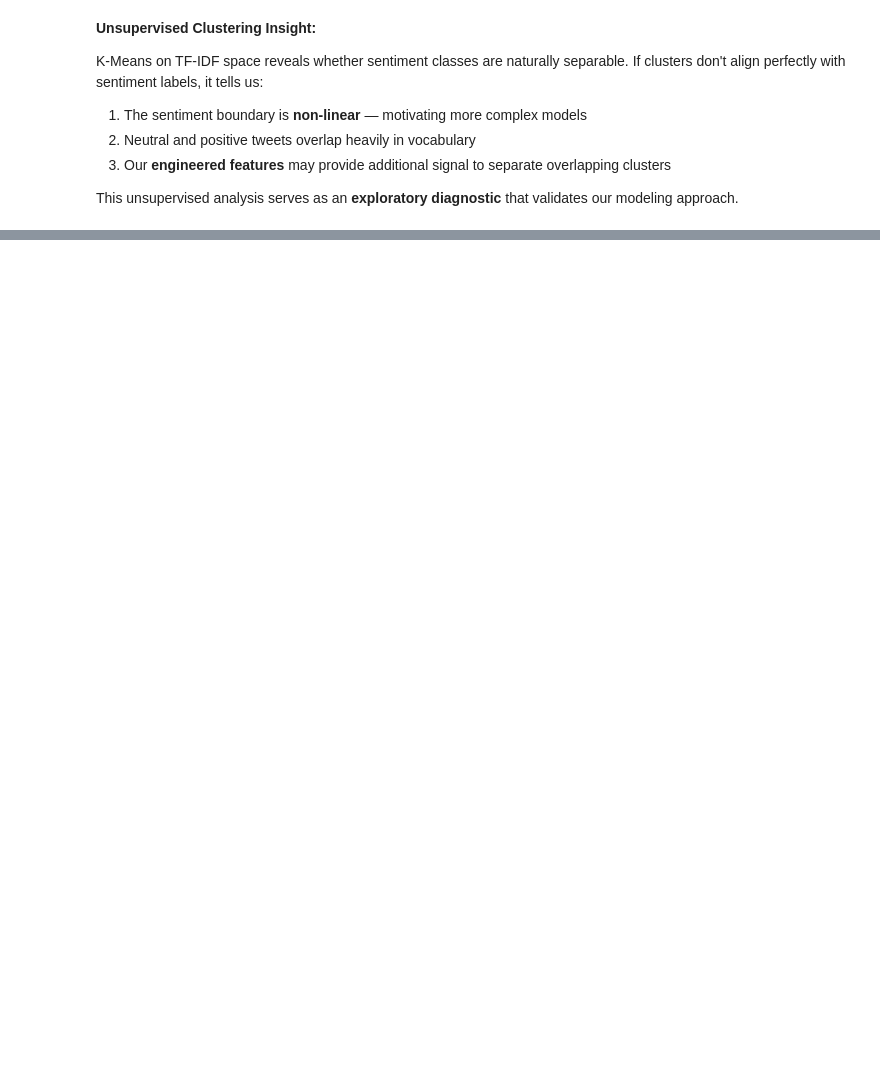
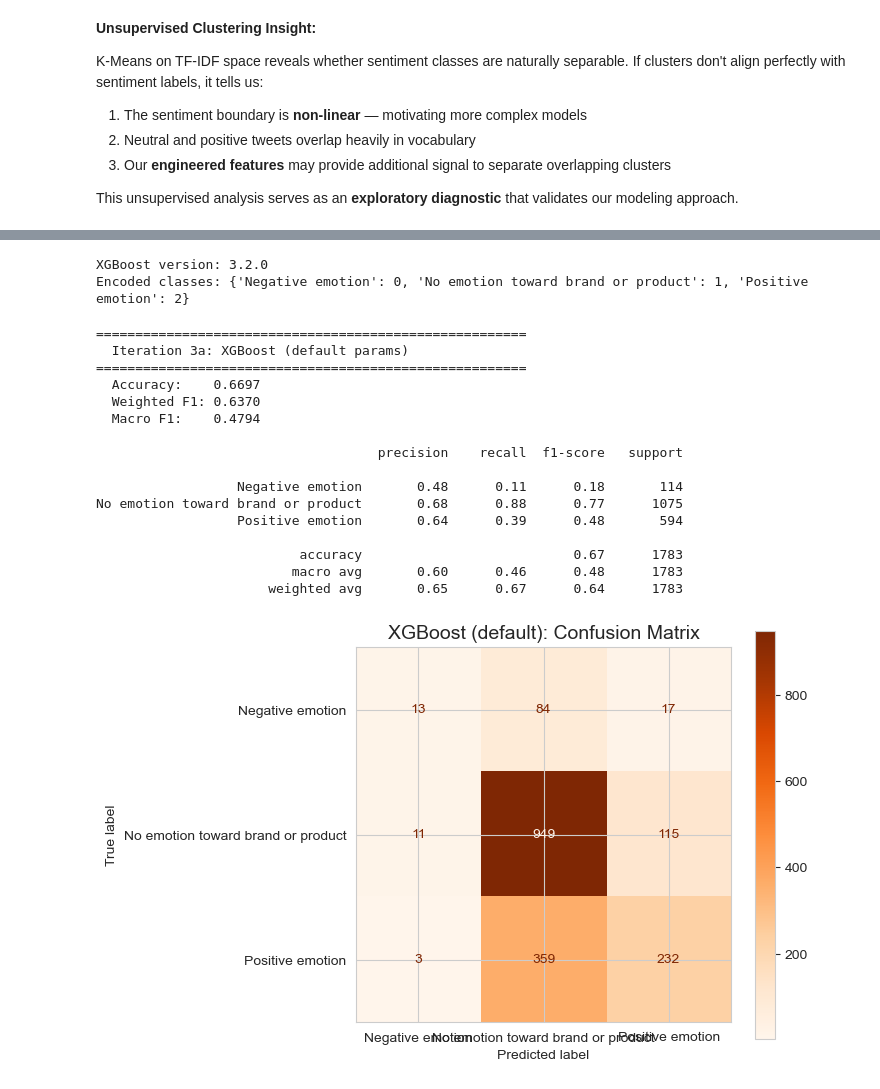
Before and after one commit to GATHIGIMUREITHI/Phase4_Group4_Project, a Jupyter notebook: index.ipynb, the cells around one changed output, grey strips where cells are left out. Saved outputs shown, nothing was run; the diff lists cells and outputs as text; code cells hidden in the pictures; blank space fills up the shorter version.

```diff
--- a/index.ipynb
+++ b/index.ipynb
@@ -737,0 +1134,51 @@ Highly correlated pairs (|r| > 0.7):
+# %%
+import xgboost as xgb
+from sklearn.preprocessing import LabelEncoder
+
+print(f'XGBoost version: {xgb.__version__}')
+
+# XGBoost requires numeric labels
+le = LabelEncoder()
+y_train_encoded = le.fit_transform(y_train)
+y_test_encoded = le.transform(y_test)
+print(f'Encoded classes: {dict(zip(le.classes_, range(len(le.classes_))))}')
+# %% [output]
+XGBoost version: 3.2.0
+Encoded classes: {'Negative emotion': 0, 'No emotion toward brand or product': 1, 'Positive emotion': 2}
+# %%
+# XGBoost with default hyperparameters first
+xgb_model = xgb.XGBClassifier(
+    n_estimators=200, max_depth=6, learning_rate=0.1,
+    subsample=0.8, colsample_bytree=0.8,
+    random_state=42, eval_metric='mlogloss',
+    use_label_encoder=False
+)
+
+xgb_model.fit(X_train_tfidf, y_train_encoded)
+y_pred_xgb = le.inverse_transform(xgb_model.predict(X_test_tfidf))
+
+results['XGBoost (default)'] = evaluate_model(
+    y_test, y_pred_xgb, 'Iteration 3a: XGBoost (default params)'
+)
+plot_confusion(
+    y_test, y_pred_xgb,
+    'XGBoost (default): Confusion Matrix', cmap='Oranges'
+)
+# %% [output]
+=======================================================
+  Iteration 3a: XGBoost (default params)
+=======================================================
+  Accuracy:    0.6697
+  Weighted F1: 0.6370
+  Macro F1:    0.4794
+
+                                    precision    recall  f1-score   support
+
+                  Negative emotion       0.48      0.11      0.18       114
+No emotion toward brand or product       0.68      0.88      0.77      1075
+                  Positive emotion       0.64      0.39      0.48       594
+
+                          accuracy                           0.67      1783
+                         macro avg       0.60      0.46      0.48      1783
+                      weighted avg       0.65      0.67      0.64      1783
+[figure, added]
```
Also changed, not shown: parts of 27 cells of this notebook.
